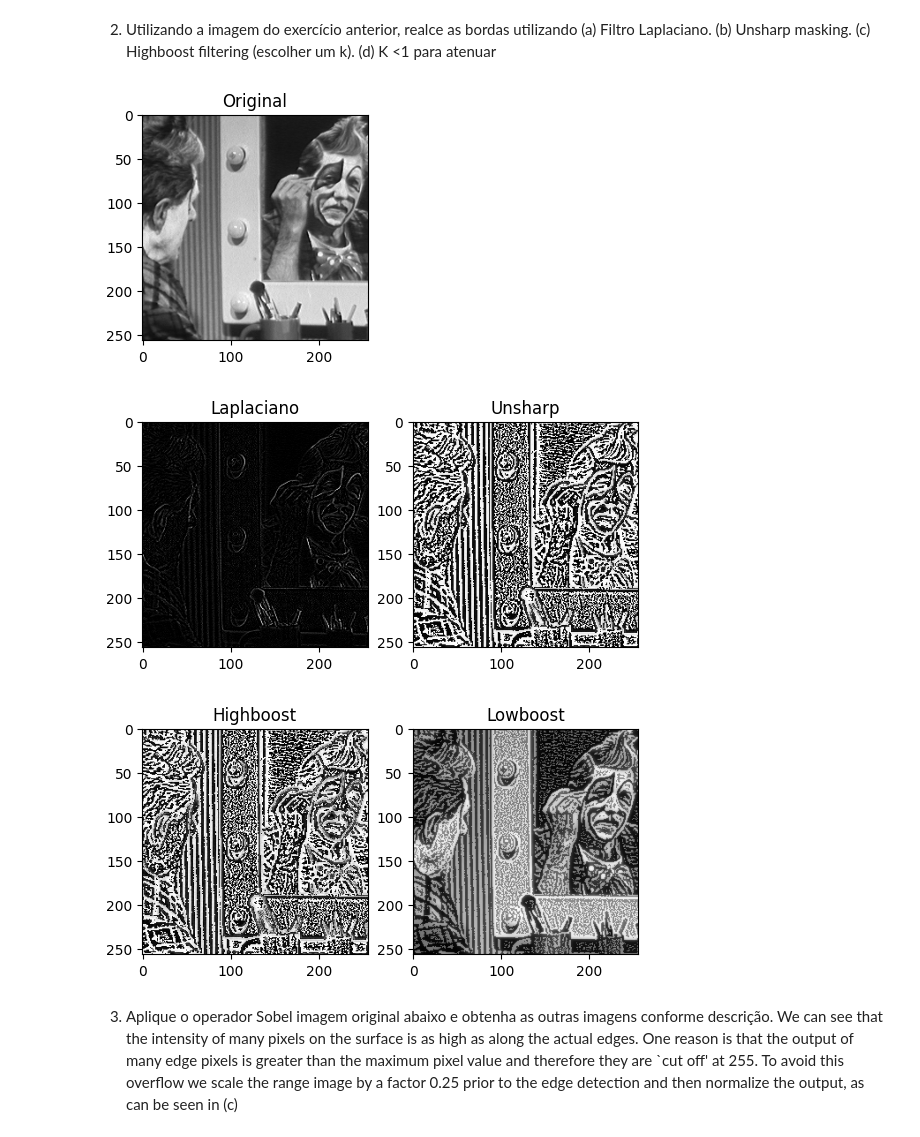
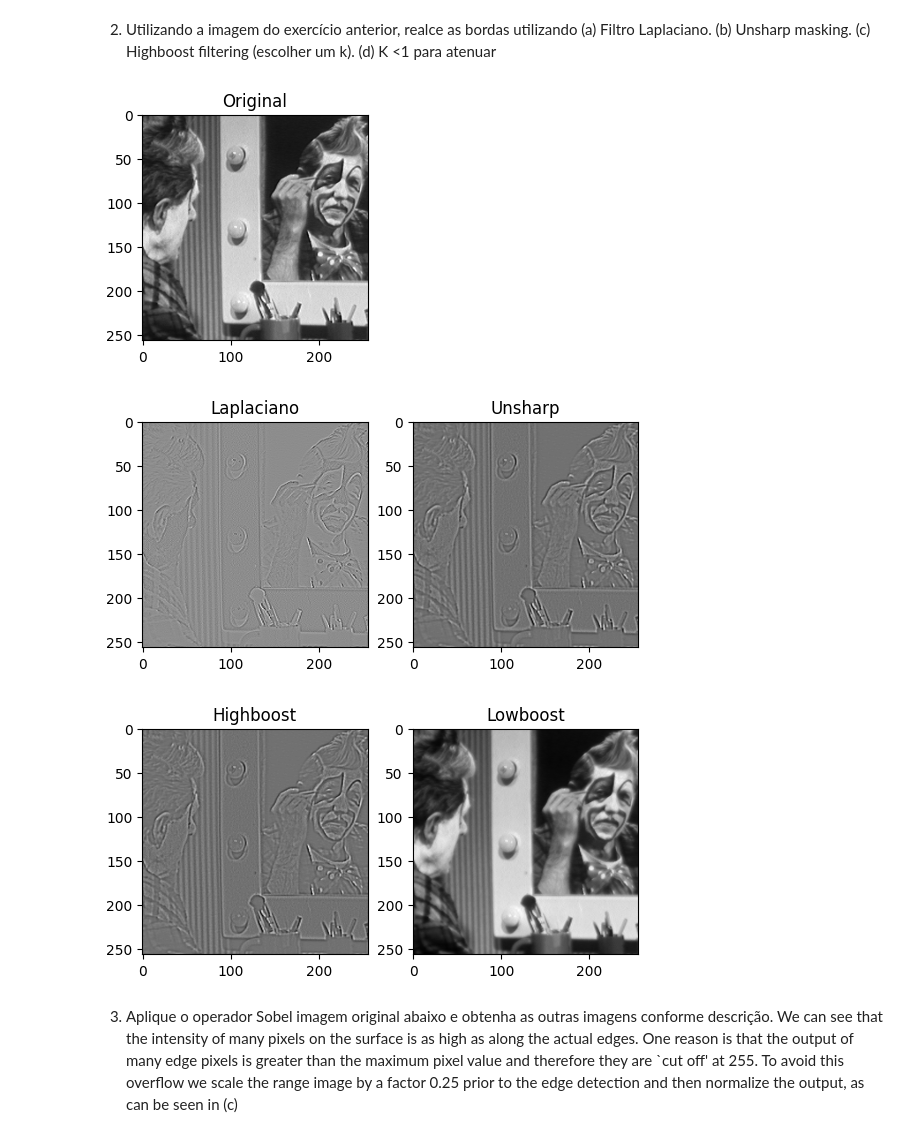
Before and after one commit to NicNaves/gsi058_t1_nicolasnaves, a Jupyter notebook: Lab05 - High pass filtering/Lab05.ipynb, the cells around one changed output. Saved outputs shown, nothing was run; the diff lists cells and outputs as text; code cells hidden in the pictures.

```diff
--- a/Lab05 - High pass filtering/Lab05.ipynb
+++ b/Lab05 - High pass filtering/Lab05.ipynb
@@ -58,12 +58,12 @@ img1 = cv2.imread("cln1.png", cv2.IMREAD_GRAYSCALE)
 laplacian_mask = np.array([[0, 1, 0], [1, -4, 1], [0, 1, 0]])
 
 # Aplicando a convolução com a máscara
-laplacian = cv2.filter2D(img1, -1, laplacian_mask)
+laplacian = cv2.filter2D(img1, cv2.CV_64F, laplacian_mask)
 
 #b
 # Aplicando filtro gaussiano para suavizar a imagem
 kernel = np.ones((5,5),np.float32)/25
-blur = cv2.filter2D(img1,-1,kernel)
+blur = cv2.filter2D(img1,cv2.CV_64F,kernel)
 
 # Gerando a unsharp
 unsharp = img1 - blur
@@ -74,42 +74,42 @@ k = 2
 
 # Aplicando filtro gaussiano para suavizar a imagem
 kernel = np.ones((5,5),np.float32)/25
-blur = cv2.filter2D(img1,-1,kernel)
+blur = cv2.filter2D(img1,cv2.CV_64F,kernel)
 
 # Calculando a imagem de alta frequência
 highboost = k * (img1 - blur)
 
 #d
 # Definindo o valor de k
 k = 0.5
 
 # Aplicando filtro gaussiano para suavizar a imagem
 kernel = np.ones((5,5),np.float32)/25
-blur = cv2.filter2D(img1,-1,kernel)
+blur = cv2.filter2D(img1,cv2.CV_64F,kernel)
 
 # Calculando a imagem de baixa frequência
 lowboost = img1 + k * (blur - img1)
 
 
 # Mostrar imagens resultantes
 
 plt.subplot(1, 2, 1), plt.imshow(img1, cmap='gray')
 plt.title('Original'),
 plt.show()
 plt.subplot(1, 2, 1), plt.imshow(laplacian, cmap='gray')
 plt.title('Laplaciano'),
 plt.subplot(1, 2, 2), plt.imshow(unsharp, cmap='gray')
 plt.title('Unsharp'),
 plt.show()
 plt.subplot(1, 2, 1), plt.imshow(highboost, cmap='gray')
 plt.title('Highboost'),
 plt.subplot(1, 2, 2), plt.imshow(lowboost, cmap='gray')
 plt.title('Lowboost'),
 plt.show()
 # %% [output]
 [figure]
-[figure, old version]
+[figure, new version]
-[figure, old version]
+[figure, new version]
 # %% [markdown]
 3) Aplique o operador Sobel imagem original abaixo e obtenha as outras imagens conforme descrição. We can see that the intensity of many pixels on the surface is as high as along the actual edges. One reason is that the output of many edge pixels is greater than the maximum pixel value and therefore they are `cut off' at 255. To avoid this overflow we scale the range image by a factor 0.25 prior to the edge detection and then normalize the output, as can be seen in (c)
 # %%
```
Also changed, not shown: parts of 2 cells of this notebook, 5 other files.
